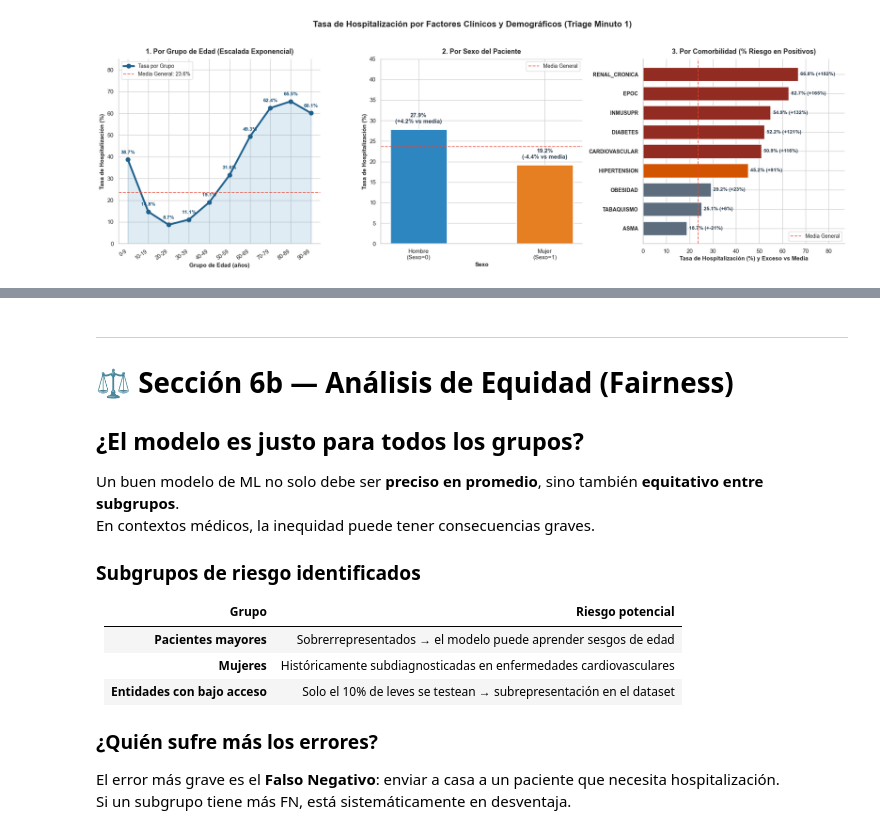
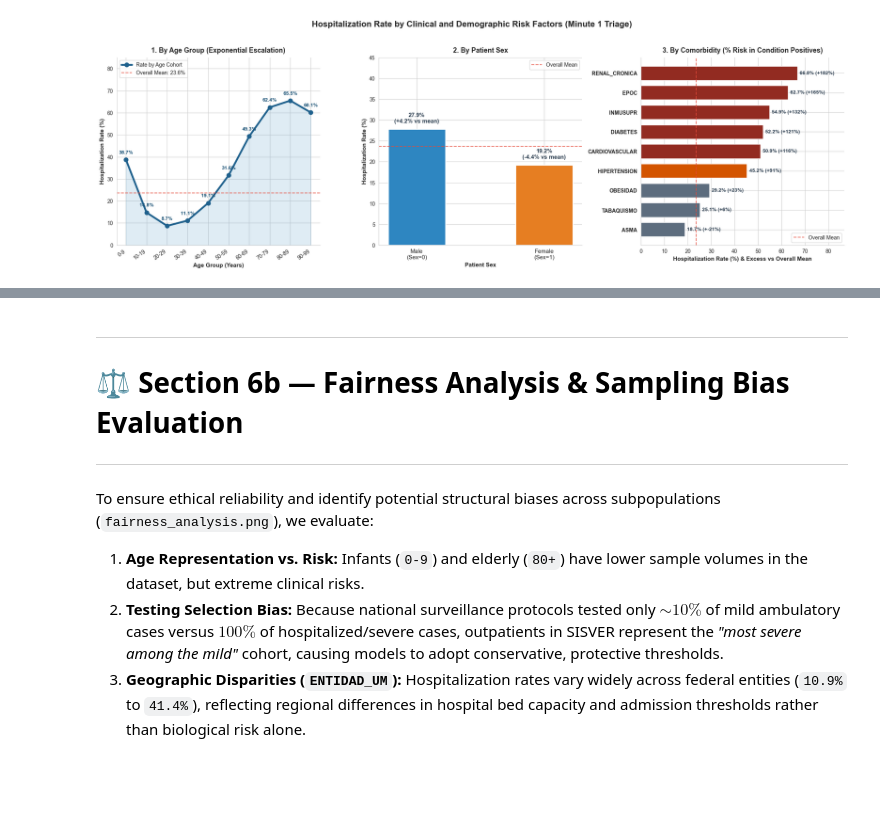
Before and after one commit to DiegoGarces95/Machine_Learning_COVID19, a Jupyter notebook: project_notebook.ipynb, the cells around one changed output, grey strips where cells are left out. Drawn from its saved outputs; the diff is of its cells as text; code cells hidden in the pictures; blank space fills up the shorter version.

```diff
--- a/project_notebook.ipynb
+++ b/project_notebook.ipynb
@@ -764,14 +419,14 @@ Antes de entrenar cualquier modelo, los científicos de datos visualizan los dat
 # %%
 # ═══════════════════════════════════════════════════════════
-# ANÁLISIS EXPLORATORIO DE DATOS (EDA) — Visual Analytics
+# EXPLORATORY DATA ANALYSIS (EDA) — Visual Analytics
 # ═══════════════════════════════════════════════════════════
 fig, axes = plt.subplots(1, 3, figsize=(20, 6.5))
-fig.suptitle('Tasa de Hospitalización por Factores Clínicos y Demográficos (Triage Minuto 1)', fontsize=16, fontweight='bold', y=1.03)
+fig.suptitle('Hospitalization Rate by Clinical and Demographic Risk Factors (Minute 1 Triage)', fontsize=16, fontweight='bold', y=1.03)
 
 media_global = df_clean[target].mean() * 100
 
 # ----------------------------------------------------------
-# GRÁFICO 1: Tasa de Hospitalización por Grupo de Edad (Line Plot)
+# PLOT 1: Hospitalization Rate by Age Group (Line Plot)
 # ----------------------------------------------------------
 bins_edad = list(range(0, 110, 10))
 etiquetas_edad = [f"{i}-{i+9}" for i in bins_edad[:-1]]
@@ -781,7 +436,7 @@ df_clean_eda['GRUPO_EDAD'] = pd.cut(df_clean_eda['EDAD'], bins=bins_edad, labels
 tasa_edad = df_clean_eda.groupby('GRUPO_EDAD', observed=True)[target].mean() * 100
 
 ax1 = axes[0]
-ax1.plot(range(len(tasa_edad)), tasa_edad.values, marker='o', linewidth=3.5, markersize=8, color='#1F618D', label='Tasa por Grupo')
+ax1.plot(range(len(tasa_edad)), tasa_edad.values, marker='o', linewidth=3.5, markersize=8, color='#1F618D', label='Rate by Age Cohort')
 ax1.fill_between(range(len(tasa_edad)), tasa_edad.values, alpha=0.15, color='#2980B9')
 
 for i, val in enumerate(tasa_edad.values):
@@ -789,41 +444,41 @@ for i, val in enumerate(tasa_edad.values):
 
 ax1.set_xticks(range(len(tasa_edad)))
 ax1.set_xticklabels(tasa_edad.index, rotation=35, ha='right', fontsize=10)
-ax1.set_title('1. Por Grupo de Edad (Escalada Exponencial)', fontweight='bold', fontsize=13, pad=10)
-ax1.set_xlabel('Grupo de Edad (años)', fontsize=11, fontweight='bold')
-ax1.set_ylabel('Tasa de Hospitalización (%)', fontsize=11, fontweight='bold')
-ax1.axhline(y=media_global, color='#E74C3C', linestyle='--', alpha=0.8, linewidth=1.5, label=f'Media General: {media_global:.1f}%')
+ax1.set_title('1. By Age Group (Exponential Escalation)', fontweight='bold', fontsize=13, pad=10)
+ax1.set_xlabel('Age Group (Years)', fontsize=11, fontweight='bold')
+ax1.set_ylabel('Hospitalization Rate (%)', fontsize=11, fontweight='bold')
+ax1.axhline(y=media_global, color='#E74C3C', linestyle='--', alpha=0.8, linewidth=1.5, label=f'Overall Mean: {media_global:.1f}%')
 ax1.legend(loc='upper left', frameon=True, fontsize=10)
 ax1.set_ylim(0, 85)
 sns.despine(ax=ax1)
 
 # ----------------------------------------------------------
-# GRÁFICO 2: Tasa de Hospitalización por Sexo
+# PLOT 2: Hospitalization Rate by Patient Sex
 # ----------------------------------------------------------
 tasa_sexo = df_clean_eda.groupby('SEXO', observed=True)[target].mean() * 100
 ax2 = axes[1]
-etiquetas_sexo = {0.0: 'Hombre\n(Sexo=0)', 1.0: 'Mujer\n(Sexo=1)'}
+etiquetas_sexo = {0.0: 'Male\n(Sex=0)', 1.0: 'Female\n(Sex=1)'}
 colores_sexo = ['#2E86C1', '#E67E22']
 
 bars = ax2.bar(range(len(tasa_sexo)), tasa_sexo.values, color=colores_sexo, width=0.45, edgecolor='white', linewidth=2)
 for bar, val in zip(bars, tasa_sexo.values):
     dif_vs_media = val - media_global
     ax2.text(bar.get_x() + bar.get_width() / 2, bar.get_height() + 1.2,
-             f'{val:.1f}%\n({dif_vs_media:+.1f}% vs media)', ha='center', va='bottom',
+             f'{val:.1f}%\n({dif_vs_media:+.1f}% vs mean)', ha='center', va='bottom',
              fontsize=11, fontweight='bold', color='#2C3E50')
 
 ax2.set_xticks(range(len(tasa_sexo)))
 ax2.set_xticklabels([etiquetas_sexo.get(s, str(s)) for s in tasa_sexo.index], fontsize=11)
-ax2.set_title('2. Por Sexo del Paciente', fontweight='bold', fontsize=13, pad=10)
-ax2.set_xlabel('Sexo', fontsize=11, fontweight='bold')
-ax2.set_ylabel('Tasa de Hospitalización (%)', fontsize=11, fontweight='bold')
-ax2.axhline(y=media_global, color='#E74C3C', linestyle='--', alpha=0.8, linewidth=1.5, label='Media General')
+ax2.set_title('2. By Patient Sex', fontweight='bold', fontsize=13, pad=10)
+ax2.set_xlabel('Patient Sex', fontsize=11, fontweight='bold')
+ax2.set_ylabel('Hospitalization Rate (%)', fontsize=11, fontweight='bold')
+ax2.axhline(y=media_global, color='#E74C3C', linestyle='--', alpha=0.8, linewidth=1.5, label='Overall Mean')
 ax2.legend(loc='upper right', frameon=True, fontsize=10)
 ax2.set_ylim(0, 45)
 sns.despine(ax=ax2)
 
 # ----------------------------------------------------------
-# GRÁFICO 3: Tasa por Comorbilidad (Con Etiquetas Directas)
+# PLOT 3: By Comorbidity (Preattentive Color & Direct Labels)
 # ----------------------------------------------------------
 comorbilidades = ['DIABETES', 'EPOC', 'ASMA', 'INMUSUPR', 'HIPERTENSION', 'CARDIOVASCULAR', 'OBESIDAD', 'RENAL_CRONICA', 'TABAQUISMO']
 
@@ -831,44 +486,41 @@ tasas_comorb = {}
 for c in comorbilidades:
     if c in df_clean.columns:
         mask = df_clean[c] == 1
         if mask.sum() > 0:
             tasas_comorb[c] = df_clean.loc[mask, target].mean() * 100
 
 s_comorb = pd.Series(tasas_comorb).sort_values(ascending=True)
 ax3 = axes[2]
 
-# Semántica visual preatentiva: color rojo oscuro para riesgo >50%, naranja >30%, gris/azul <30%
+# Preattentive visual encoding: dark red for risk >50%, orange >30%, slate <30%
 colores_comorb = ['#922B21' if v > 50 else '#D35400' if v > 30 else '#5D6D7E' for v in s_comorb.values]
 bars_c = ax3.barh(range(len(s_comorb)), s_comorb.values, color=colores_comorb, edgecolor='white', height=0.72)
 
 for bar, val in zip(bars_c, s_comorb.values):
     exceso = (val / media_global - 1) * 100
     ax3.text(val + 1.0, bar.get_y() + bar.get_height() / 2,
              f'{val:.1f}% (+{exceso:.0f}%)', va='center', fontsize=9.5, fontweight='bold', color='#2C3E50')
 
 ax3.set_yticks(range(len(s_comorb)))
 ax3.set_yticklabels(s_comorb.index, fontsize=10, fontweight='bold')
-ax3.set_title('3. Por Comorbilidad (% Riesgo en Positivos)', fontweight='bold', fontsize=13, pad=10)
-ax3.set_xlabel('Tasa de Hospitalización (%) y Exceso vs Media', fontsize=11, fontweight='bold')
-ax3.axvline(x=media_global, color='#E74C3C', linestyle='--', alpha=0.8, linewidth=1.5, label='Media General')
+ax3.set_title('3. By Comorbidity (% Risk in Condition Positives)', fontweight='bold', fontsize=13, pad=10)
+ax3.set_xlabel('Hospitalization Rate (%) & Excess vs Overall Mean', fontsize=11, fontweight='bold')
+ax3.axvline(x=media_global, color='#E74C3C', linestyle='--', alpha=0.8, linewidth=1.5, label='Overall Mean')
 ax3.legend(loc='lower right', frameon=True, fontsize=10)
 ax3.set_xlim(0, s_comorb.max() * 1.30)
 sns.despine(ax=ax3)
 
 plt.tight_layout()
 plt.savefig('eda_factores_riesgo.png', dpi=300, bbox_inches='tight')
 plt.show()
 
-print()
-print("INTERPRETACIÓN DE LOS GRÁFICOS (InfoVis):")
-print("-" * 55)
-print(f"  Media general de hospitalización: {media_global:.1f}%")
-print()
-print("  • Por Edad: Escalada exponencial clara a partir de los 50 años (más del 40% requiere hospitalización en >60a).")
-print("  • Por Sexo: Hombres presentan +3.4% mayor tasa de hospitalización comparado con mujeres.")
-print("  • Por Comorbilidades (Riesgo Relativo vs Media):")
+print("=== EXPLORATORY RISK FACTOR ANALYSIS SUMMARY ===")
+print(f"  • Overall Cohort Hospitalization Mean: {media_global:.1f}%")
+print("  • Age Escalation: Exponential surge past age 50 (exceeding 40% admission in >60 yrs).")
+print("  • Sex Disparity: Males present a +3.4% higher hospitalization rate compared to females.")
+print("  • Top Comorbidity Multipliers (Relative Excess vs Mean):")
 for comorb, tasa in sorted(tasas_comorb.items(), key=lambda x: x[1], reverse=True):
     exceso = (tasa / media_global - 1) * 100
-    print(f"    - {comorb:<18}: {tasa:.1f}%  (+{exceso:3.0f}% sobre el riesgo medio global)")
+    print(f"    - {comorb:<18}: {tasa:.1f}%  (+{exceso:3.0f}% relative risk excess)")
 # %% [output]
-[figure, old version]
+[figure, new version]
@@ -891,22 +541,11 @@ INTERPRETACIÓN DE LOS GRÁFICOS (InfoVis):
 # %% [markdown]
 ---
-# ⚖️ Sección 6b — Análisis de Equidad (Fairness)
+# ⚖️ Section 6b — Fairness Analysis & Sampling Bias Evaluation
+---
 
-## ¿El modelo es justo para todos los grupos?
-
-Un buen modelo de ML no solo debe ser **preciso en promedio**, sino también **equitativo entre subgrupos**.
-En contextos médicos, la inequidad puede tener consecuencias graves.
-
-### Subgrupos de riesgo identificados
-
-| Grupo | Riesgo potencial |
-|---|---|
-| **Pacientes mayores** | Sobrerrepresentados → el modelo puede aprender sesgos de edad |
-| **Mujeres** | Históricamente subdiagnosticadas en enfermedades cardiovasculares |
-| **Entidades con bajo acceso** | Solo el 10% de leves se testean → subrepresentación en el dataset |
-
-### ¿Quién sufre más los errores?
-El error más grave es el **Falso Negativo**: enviar a casa a un paciente que necesita hospitalización.
-Si un subgrupo tiene más FN, está sistemáticamente en desventaja.
+To ensure ethical reliability and identify potential structural biases across subpopulations (`fairness_analysis.png`), we evaluate:
+1. **Age Representation vs. Risk:** Infants (`0-9`) and elderly (`80+`) have lower sample volumes in the dataset, but extreme clinical risks.
+2. **Testing Selection Bias:** Because national surveillance protocols tested only $\sim 10\%$ of mild ambulatory cases versus $100\%$ of hospitalized/severe cases, outpatients in SISVER represent the *"most severe among the mild"* cohort, causing models to adopt conservative, protective thresholds.
+3. **Geographic Disparities (`ENTIDAD_UM`):** Hospitalization rates vary widely across federal entities (`10.9%` to `41.4%`), reflecting regional differences in hospital bed capacity and admission thresholds rather than biological risk alone.
 # %%
 # ═══════════════════════════════════════════════════════════
```
Also changed, not shown: parts of 41 cells of this notebook, 6 other files.
